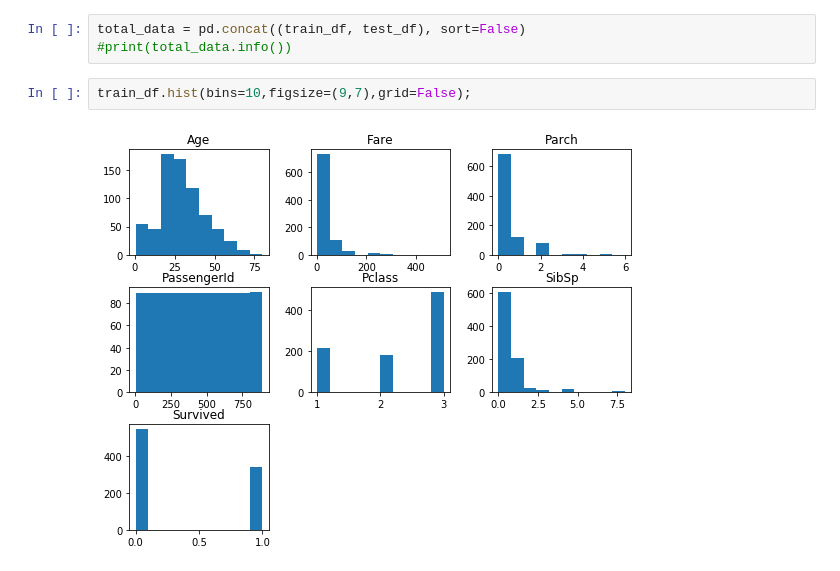
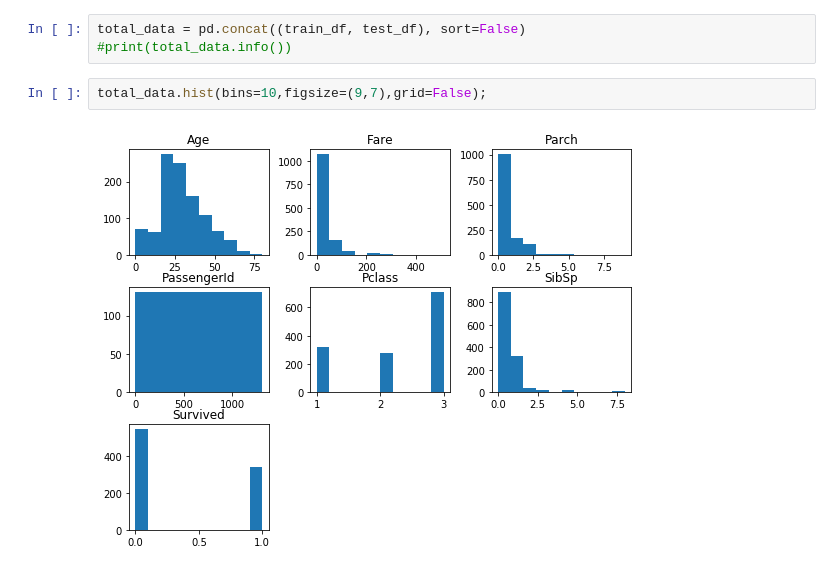
Before and after one commit to dgangwar/Machine-Learning-Exercises, a Jupyter notebook: TitanicClassification/Titanic Disaster Classification.ipynb, the cells around one changed output. Drawn from its saved outputs; the diff is of its cells as text.

```diff
--- a/TitanicClassification/Titanic Disaster Classification.ipynb
+++ b/TitanicClassification/Titanic Disaster Classification.ipynb
@@ -49,6 +53,6 @@ dtype: int64
 total_data = pd.concat((train_df, test_df), sort=False)
 #print(total_data.info())
 # %%
-train_df.hist(bins=10,figsize=(9,7),grid=False);
+total_data.hist(bins=10,figsize=(9,7),grid=False);
 # %% [output]
-[figure, old version]
+[figure, new version]
```
Also changed, not shown: parts of 8 cells of this notebook.
